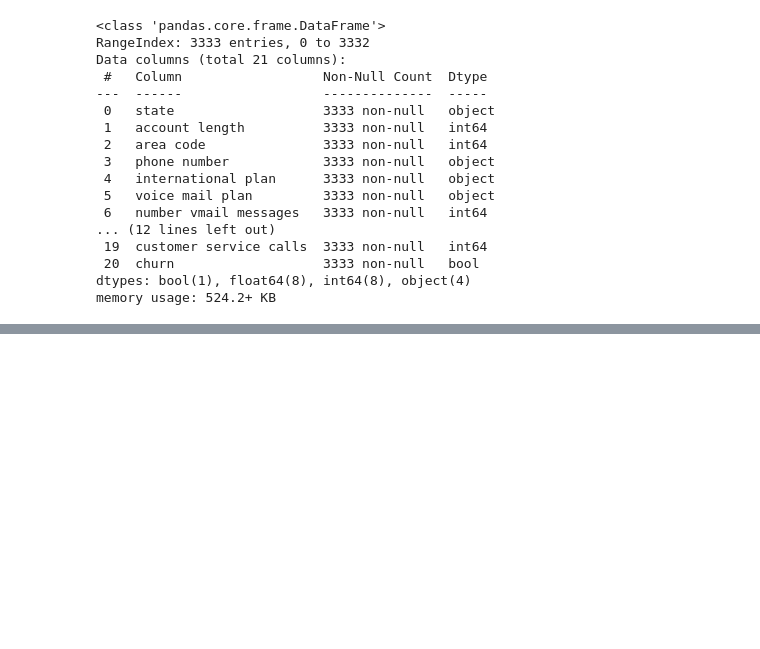
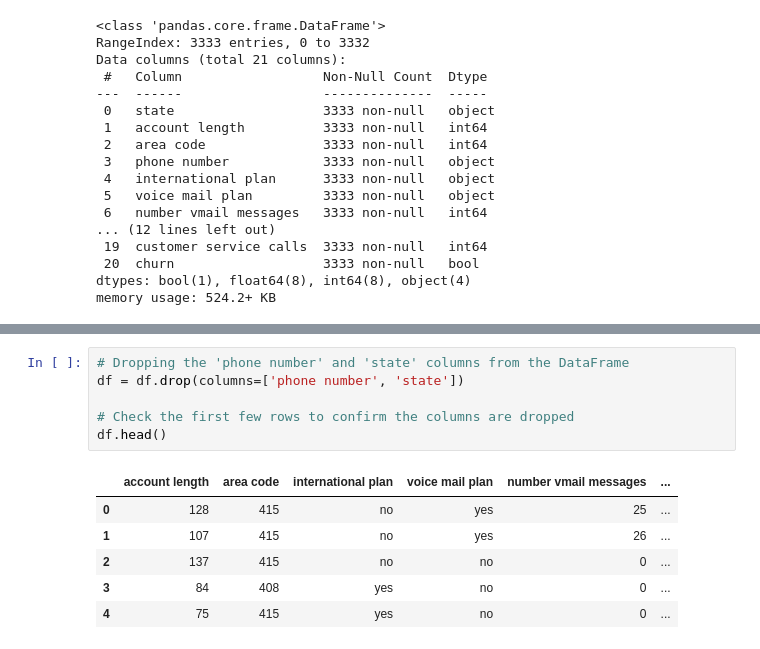
Before and after one commit to Jodhiamboapiyo/Classification-model, a Jupyter notebook: Submited.ipynb, the cells around one changed output, grey strips where cells are left out. Drawn from its saved outputs; the diff is of its cells as text; blank space fills up the shorter version.

```diff
--- a/Submited.ipynb
+++ b/Submited.ipynb
@@ -121,0 +207,13 @@ df.describe()
+# %%
+# Dropping the 'phone number' and 'state' columns from the DataFrame
+df = df.drop(columns=['phone number', 'state'])
+
+# Check the first few rows to confirm the columns are dropped
+df.head()
+# %% [output]
+|  | account length | area code | international plan | voice mail plan | number vmail messages | ... |
+| 0 | 128 | 415 | no | yes | 25 | ... |
+| 1 | 107 | 415 | no | yes | 26 | ... |
+| 2 | 137 | 415 | no | no | 0 | ... |
+| 3 | 84 | 408 | yes | no | 0 | ... |
+| 4 | 75 | 415 | yes | no | 0 | ... |
```
Also changed, not shown: parts of 26 cells of this notebook.
